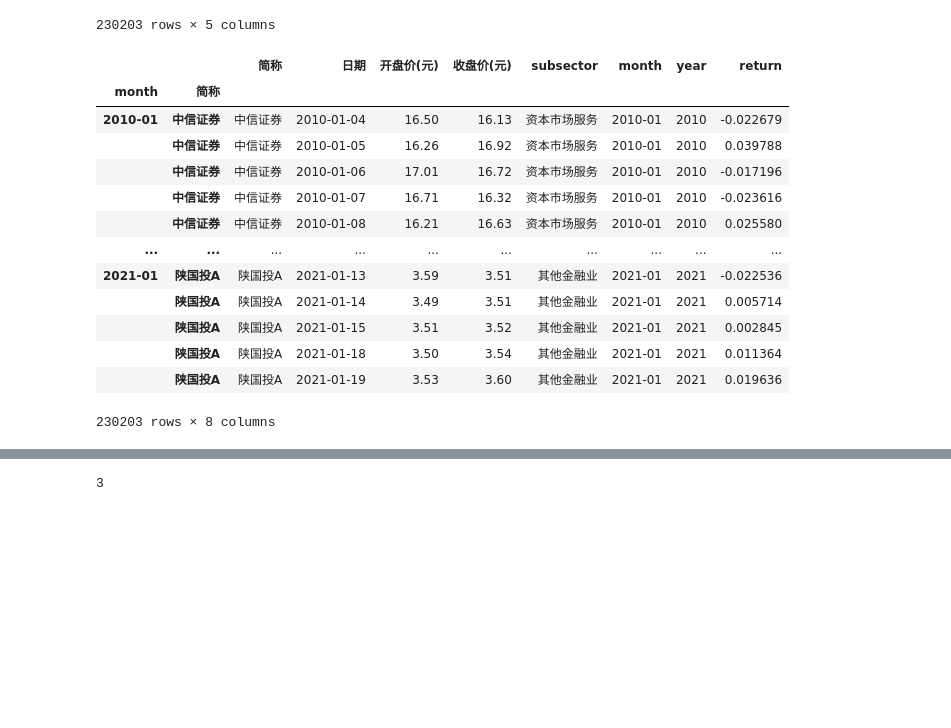
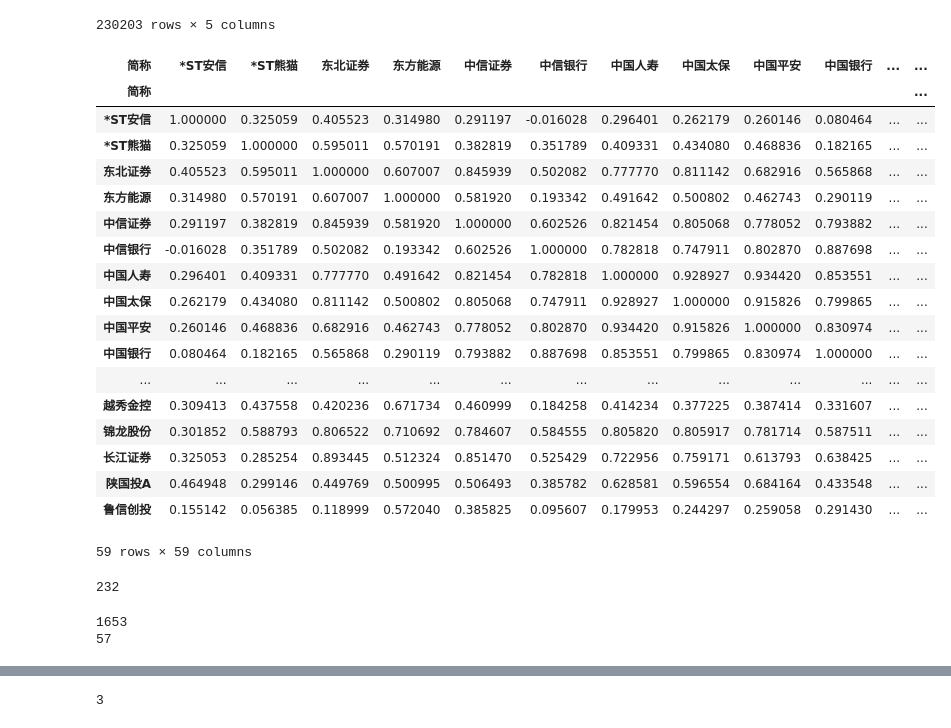
Before and after one commit to Chang-Tong/System-Risk-by-Network-View, a Jupyter notebook: stock_data/clean_data.ipynb, the cells around one changed output, grey strips where cells are left out. Saved outputs shown, nothing was run; the diff lists cells and outputs as text; code cells hidden in the pictures; blank space fills up the shorter version.

```diff
--- a/stock_data/clean_data.ipynb
+++ b/stock_data/clean_data.ipynb
@@ -31,19 +31,5 @@ raw_data['return'] = np.log(raw_data['收盘价(元)'])-np.log(raw_data['开盘
 mutiIndex = list(zip(raw_data['month'],raw_data['简称']))
 index = pd.MultiIndex.from_tuples(mutiIndex,names=['month','简称'])
 raw_data.set_index(index)
+raw_data.to_csv('cleaned_data.csv')
-# %% [output]
-|  |  | 简称 | 日期 | 开盘价(元) | 收盘价(元) | subsector | month | year | return |
-| month | 简称 |  |  |  |  |  |  |  |  |
-| 2010-01 | 中信证券 | 中信证券 | 2010-01-04 | 16.50 | 16.13 | 资本市场服务 | 2010-01 | 2010 | -0.022679 |
-|  | 中信证券 | 中信证券 | 2010-01-05 | 16.26 | 16.92 | 资本市场服务 | 2010-01 | 2010 | 0.039788 |
-|  | 中信证券 | 中信证券 | 2010-01-06 | 17.01 | 16.72 | 资本市场服务 | 2010-01 | 2010 | -0.017196 |
-|  | 中信证券 | 中信证券 | 2010-01-07 | 16.71 | 16.32 | 资本市场服务 | 2010-01 | 2010 | -0.023616 |
-|  | 中信证券 | 中信证券 | 2010-01-08 | 16.21 | 16.63 | 资本市场服务 | 2010-01 | 2010 | 0.025580 |
-| ... | ... | ... | ... | ... | ... | ... | ... | ... | ... |
-| 2021-01 | 陕国投A | 陕国投A | 2021-01-13 | 3.59 | 3.51 | 其他金融业 | 2021-01 | 2021 | -0.022536 |
-|  | 陕国投A | 陕国投A | 2021-01-14 | 3.49 | 3.51 | 其他金融业 | 2021-01 | 2021 | 0.005714 |
-|  | 陕国投A | 陕国投A | 2021-01-15 | 3.51 | 3.52 | 其他金融业 | 2021-01 | 2021 | 0.002845 |
-|  | 陕国投A | 陕国投A | 2021-01-18 | 3.50 | 3.54 | 其他金融业 | 2021-01 | 2021 | 0.011364 |
-|  | 陕国投A | 陕国投A | 2021-01-19 | 3.53 | 3.60 | 其他金融业 | 2021-01 | 2021 | 0.019636 |
-230203 rows × 8 columns
 # %%
@@ -54,9 +40,31 @@ pivot_m = pd.pivot_table(data=one_month,values='return',columns='简称',index='
 # pivot_m
 # %%
 corr=pivot_m.corr()
-# corr
+corr
+# %% [output]
+| 简称 | *ST安信 | *ST熊猫 | 东北证券 | 东方能源 | 中信证券 | 中信银行 | 中国人寿 | 中国太保 | 中国平安 | 中国银行 | ... | ... |
+| 简称 |  |  |  |  |  |  |  |  |  |  |  | ... |
+| *ST安信 | 1.000000 | 0.325059 | 0.405523 | 0.314980 | 0.291197 | -0.016028 | 0.296401 | 0.262179 | 0.260146 | 0.080464 | ... | ... |
+| *ST熊猫 | 0.325059 | 1.000000 | 0.595011 | 0.570191 | 0.382819 | 0.351789 | 0.409331 | 0.434080 | 0.468836 | 0.182165 | ... | ... |
+| 东北证券 | 0.405523 | 0.595011 | 1.000000 | 0.607007 | 0.845939 | 0.502082 | 0.777770 | 0.811142 | 0.682916 | 0.565868 | ... | ... |
+| 东方能源 | 0.314980 | 0.570191 | 0.607007 | 1.000000 | 0.581920 | 0.193342 | 0.491642 | 0.500802 | 0.462743 | 0.290119 | ... | ... |
+| 中信证券 | 0.291197 | 0.382819 | 0.845939 | 0.581920 | 1.000000 | 0.602526 | 0.821454 | 0.805068 | 0.778052 | 0.793882 | ... | ... |
+| 中信银行 | -0.016028 | 0.351789 | 0.502082 | 0.193342 | 0.602526 | 1.000000 | 0.782818 | 0.747911 | 0.802870 | 0.887698 | ... | ... |
+| 中国人寿 | 0.296401 | 0.409331 | 0.777770 | 0.491642 | 0.821454 | 0.782818 | 1.000000 | 0.928927 | 0.934420 | 0.853551 | ... | ... |
+| 中国太保 | 0.262179 | 0.434080 | 0.811142 | 0.500802 | 0.805068 | 0.747911 | 0.928927 | 1.000000 | 0.915826 | 0.799865 | ... | ... |
+| 中国平安 | 0.260146 | 0.468836 | 0.682916 | 0.462743 | 0.778052 | 0.802870 | 0.934420 | 0.915826 | 1.000000 | 0.830974 | ... | ... |
+| 中国银行 | 0.080464 | 0.182165 | 0.565868 | 0.290119 | 0.793882 | 0.887698 | 0.853551 | 0.799865 | 0.830974 | 1.000000 | ... | ... |
+| ... | ... | ... | ... | ... | ... | ... | ... | ... | ... | ... | ... | ... |
+| 越秀金控 | 0.309413 | 0.437558 | 0.420236 | 0.671734 | 0.460999 | 0.184258 | 0.414234 | 0.377225 | 0.387414 | 0.331607 | ... | ... |
+| 锦龙股份 | 0.301852 | 0.588793 | 0.806522 | 0.710692 | 0.784607 | 0.584555 | 0.805820 | 0.805917 | 0.781714 | 0.587511 | ... | ... |
+| 长江证券 | 0.325053 | 0.285254 | 0.893445 | 0.512324 | 0.851470 | 0.525429 | 0.722956 | 0.759171 | 0.613793 | 0.638425 | ... | ... |
+| 陕国投A | 0.464948 | 0.299146 | 0.449769 | 0.500995 | 0.506493 | 0.385782 | 0.628581 | 0.596554 | 0.684164 | 0.433548 | ... | ... |
+| 鲁信创投 | 0.155142 | 0.056385 | 0.118999 | 0.572040 | 0.385825 | 0.095607 | 0.179953 | 0.244297 | 0.259058 | 0.291430 | ... | ... |
+59 rows × 59 columns
 # %%
-# print(sum(np.sum(corr.isna())))
+print(sum(np.sum(corr.isna())))
+# %% [output]
+232
 # %%
 distance_m = np.sqrt(2*(1-corr))
 # distance_m
@@ -79,4 +88,10 @@ for i in range(len(distance_m.columns)):
 G.add_weighted_edges_from(s_List_flat)
+# %%
+print(nx.number_of_edges(G))
+print(nx.number_of_nodes(G))
+# %% [output]
+1653
+57
 # %%
 mst = nx.minimum_spanning_tree(G=G)
 # %%
```
Also changed, not shown: parts of 6 cells of this notebook, 1 other file.
